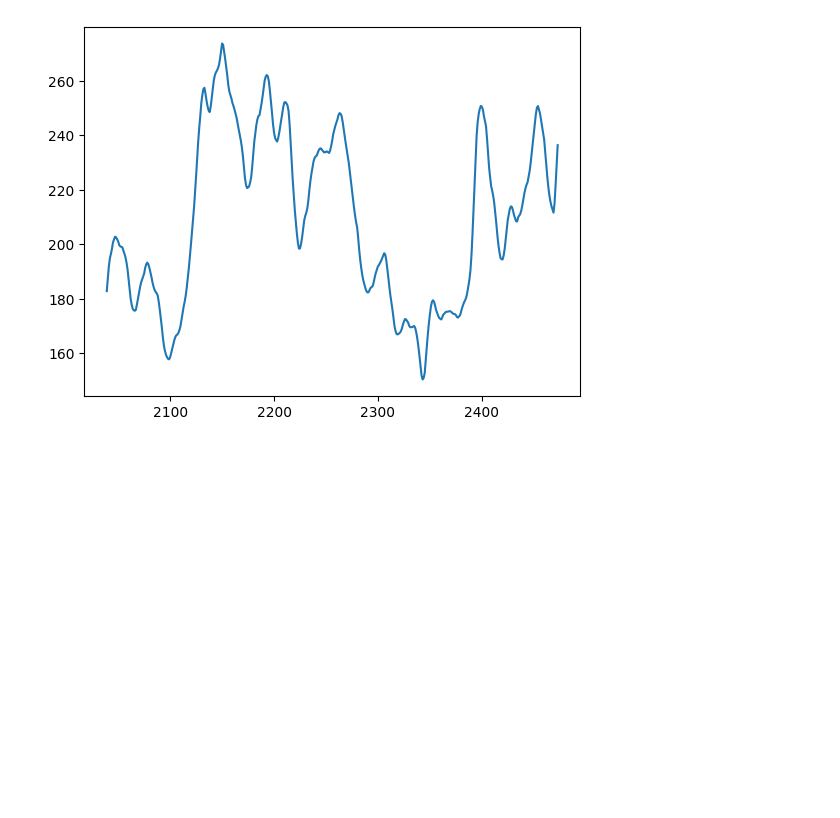
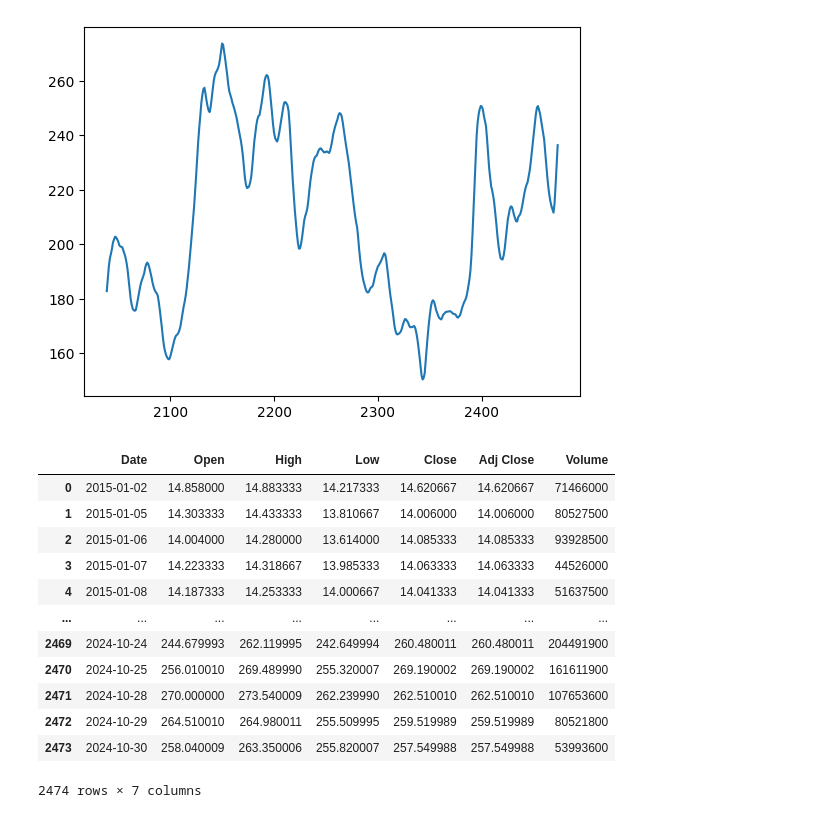
Before and after one commit to dani6566/PredictivePortfolio, a Jupyter notebook: Notebooks/Model.ipynb, the cells around one changed output. Cells and saved outputs as stored; diff of their text form; code cells hidden in the pictures; blank space fills up the shorter version.

```diff
--- a/Notebooks/Model.ipynb
+++ b/Notebooks/Model.ipynb
@@ -197,3 +199,19 @@ plt.plot(test.index[60:], lstm_forecast, label="LSTM Forecast")
 14/14 ━━━━━━━━━━━━━━━━━━━━ 0s 19ms/step
 [<matplotlib.lines.Line2D at 0x...>]
 [figure]
+# %%
+Tesla_df
+# %% [output]
+|  | Date | Open | High | Low | Close | Adj Close | Volume |
+| 0 | 2015-01-02 | 14.858000 | 14.883333 | 14.217333 | 14.620667 | 14.620667 | 71466000 |
+| 1 | 2015-01-05 | 14.303333 | 14.433333 | 13.810667 | 14.006000 | 14.006000 | 80527500 |
+| 2 | 2015-01-06 | 14.004000 | 14.280000 | 13.614000 | 14.085333 | 14.085333 | 93928500 |
+| 3 | 2015-01-07 | 14.223333 | 14.318667 | 13.985333 | 14.063333 | 14.063333 | 44526000 |
+| 4 | 2015-01-08 | 14.187333 | 14.253333 | 14.000667 | 14.041333 | 14.041333 | 51637500 |
+| ... | ... | ... | ... | ... | ... | ... | ... |
+| 2469 | 2024-10-24 | 244.679993 | 262.119995 | 242.649994 | 260.480011 | 260.480011 | 204491900 |
+| 2470 | 2024-10-25 | 256.010010 | 269.489990 | 255.320007 | 269.190002 | 269.190002 | 161611900 |
+| 2471 | 2024-10-28 | 270.000000 | 273.540009 | 262.239990 | 262.510010 | 262.510010 | 107653600 |
+| 2472 | 2024-10-29 | 264.510010 | 264.980011 | 255.509995 | 259.519989 | 259.519989 | 80521800 |
+| 2473 | 2024-10-30 | 258.040009 | 263.350006 | 255.820007 | 257.549988 | 257.549988 | 53993600 |
+2474 rows × 7 columns
```
Also changed, not shown: parts of 3 cells of this notebook.
